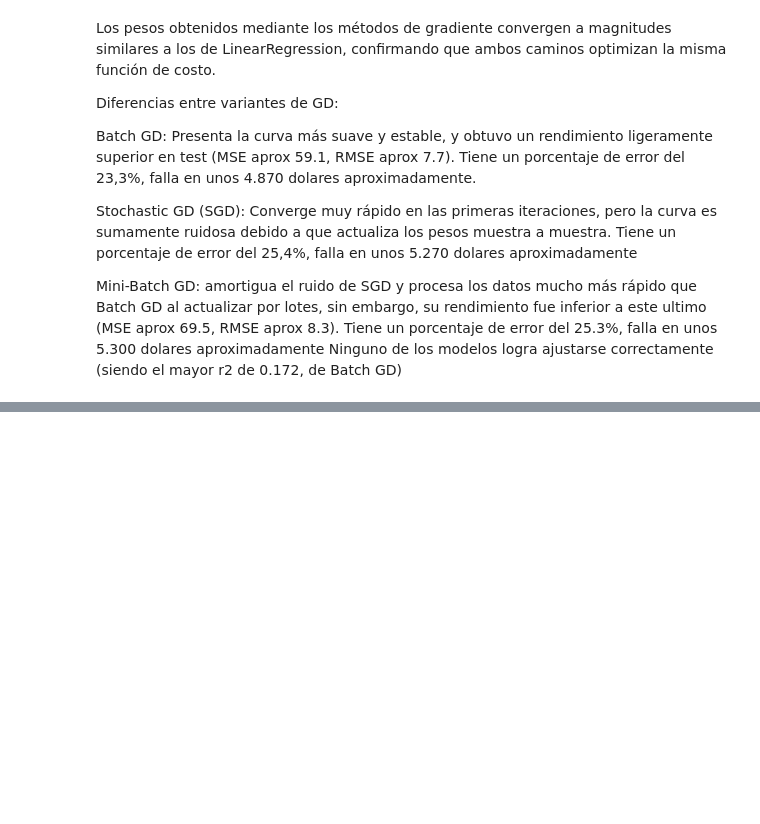
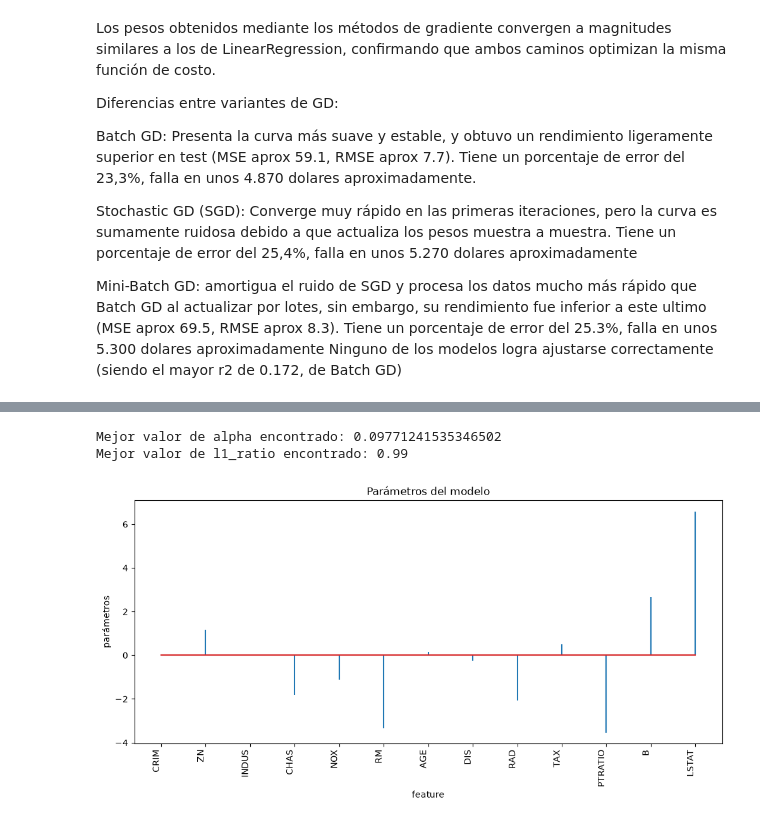
Before and after one commit to AlvaTF/TP-AA1-Ruiz-Toledo-Mendoza, a Jupyter notebook: TP_1/TP-regresion-AA1.ipynb, the cells around one changed output, grey strips where cells are left out. Cells and saved outputs as stored; diff of their text form; code cells hidden in the pictures; blank space fills up the shorter version.

```diff
--- a/TP_1/TP-regresion-AA1.ipynb
+++ b/TP_1/TP-regresion-AA1.ipynb
@@ -581,0 +786,23 @@ Ninguno de los modelos logra ajustarse correctamente (siendo el mayor r2 de 0.17
+# %%
+# Mejor valor alpha y l1_ratio_ encontrado
+
+print(f"Mejor valor de alpha encontrado: {mod.alpha_}")
+print(f"Mejor valor de l1_ratio encontrado: {mod.l1_ratio_}")
+# %% [output]
+Mejor valor de alpha encontrado: 0.09771241535346502
+Mejor valor de l1_ratio encontrado: 0.99
+# %%
+# Parámetros del modelo
+df_coeficientes = pd.DataFrame(
+                        {'predictor': X_train.columns,
+                         'coef': mod.coef_.flatten()}
+                  )
+# %%
+fig, ax = plt.subplots(figsize=(12, 5))
+ax.stem(df_coeficientes.predictor, df_coeficientes.coef, markerfmt=' ')
+plt.xticks(rotation=90, ha='right', size=10)
+ax.set_xlabel('feature')
+ax.set_ylabel('parámetros')
+ax.set_title('Parámetros del modelo');
+# %% [output]
+[figure, added]
```
Also changed, not shown: parts of 16 cells of this notebook.
